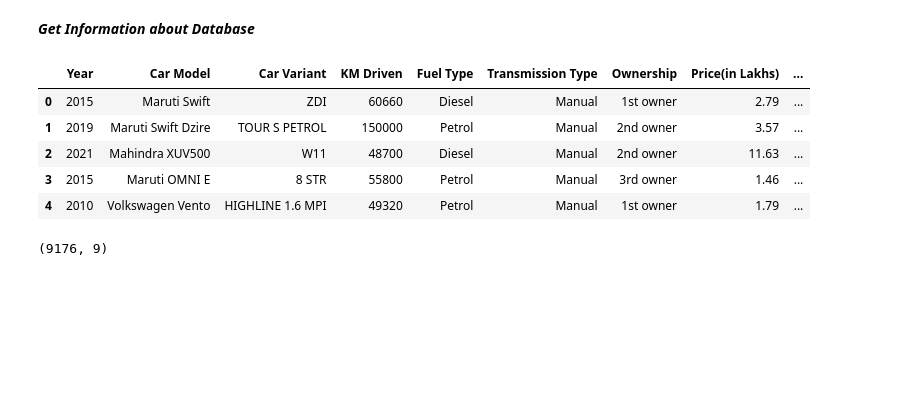
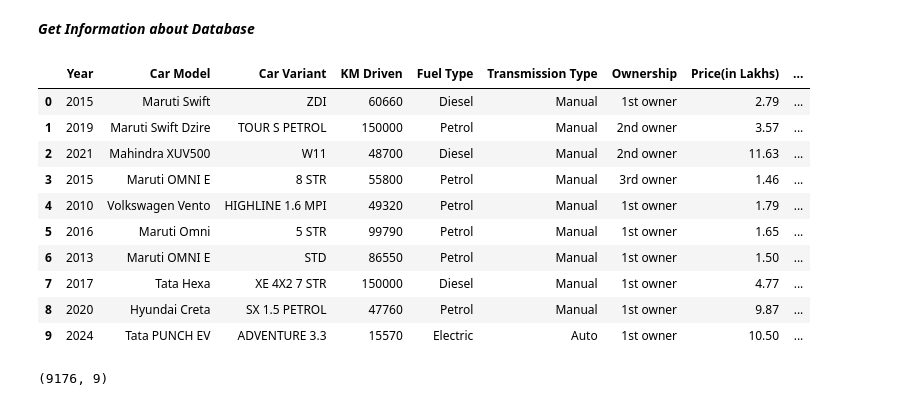
Before and after one commit to ps761/COMP1142281, a Jupyter notebook: 1142281_assignment.ipynb, the cells around one changed output. Saved outputs shown, nothing was run; the diff lists cells and outputs as text; code cells hidden in the pictures; blank space fills up the shorter version.

```diff
--- a/1142281_assignment.ipynb
+++ b/1142281_assignment.ipynb
@@ -24,15 +24,20 @@ df=pd.read_csv('data/Cars24.csv')
 # %%
 # Display the first 5 rows of the dataset
 # This gives a quick preview of the data's structure, including column names, data types, and sample values.
 # It helps confirm whether the dataset was loaded correctly and if the expected columns are present.
-df.head()
+df.head(10)
 # %% [output]
 |  | Year | Car Model | Car Variant | KM Driven | Fuel Type | Transmission Type | Ownership | Price(in Lakhs) | ... |
 | 0 | 2015 | Maruti Swift | ZDI | 60660 | Diesel | Manual | 1st owner | 2.79 | ... |
 | 1 | 2019 | Maruti Swift Dzire | TOUR S PETROL | 150000 | Petrol | Manual | 2nd owner | 3.57 | ... |
 | 2 | 2021 | Mahindra XUV500 | W11 | 48700 | Diesel | Manual | 2nd owner | 11.63 | ... |
 | 3 | 2015 | Maruti OMNI E | 8 STR | 55800 | Petrol | Manual | 3rd owner | 1.46 | ... |
 | 4 | 2010 | Volkswagen Vento | HIGHLINE 1.6 MPI | 49320 | Petrol | Manual | 1st owner | 1.79 | ... |
+| 5 | 2016 | Maruti Omni | 5 STR | 99790 | Petrol | Manual | 1st owner | 1.65 | ... |
+| 6 | 2013 | Maruti OMNI E | STD | 86550 | Petrol | Manual | 1st owner | 1.50 | ... |
+| 7 | 2017 | Tata Hexa | XE 4X2 7 STR | 150000 | Diesel | Manual | 1st owner | 4.77 | ... |
+| 8 | 2020 | Hyundai Creta | SX 1.5 PETROL | 47760 | Petrol | Manual | 1st owner | 9.87 | ... |
+| 9 | 2024 | Tata PUNCH EV | ADVENTURE 3.3 | 15570 | Electric | Auto | 1st owner | 10.50 | ... |
 # %%
 #Return number of rows and columns in the DataFrame
 df.shape
```
Also changed, not shown: parts of 39 cells of this notebook.
